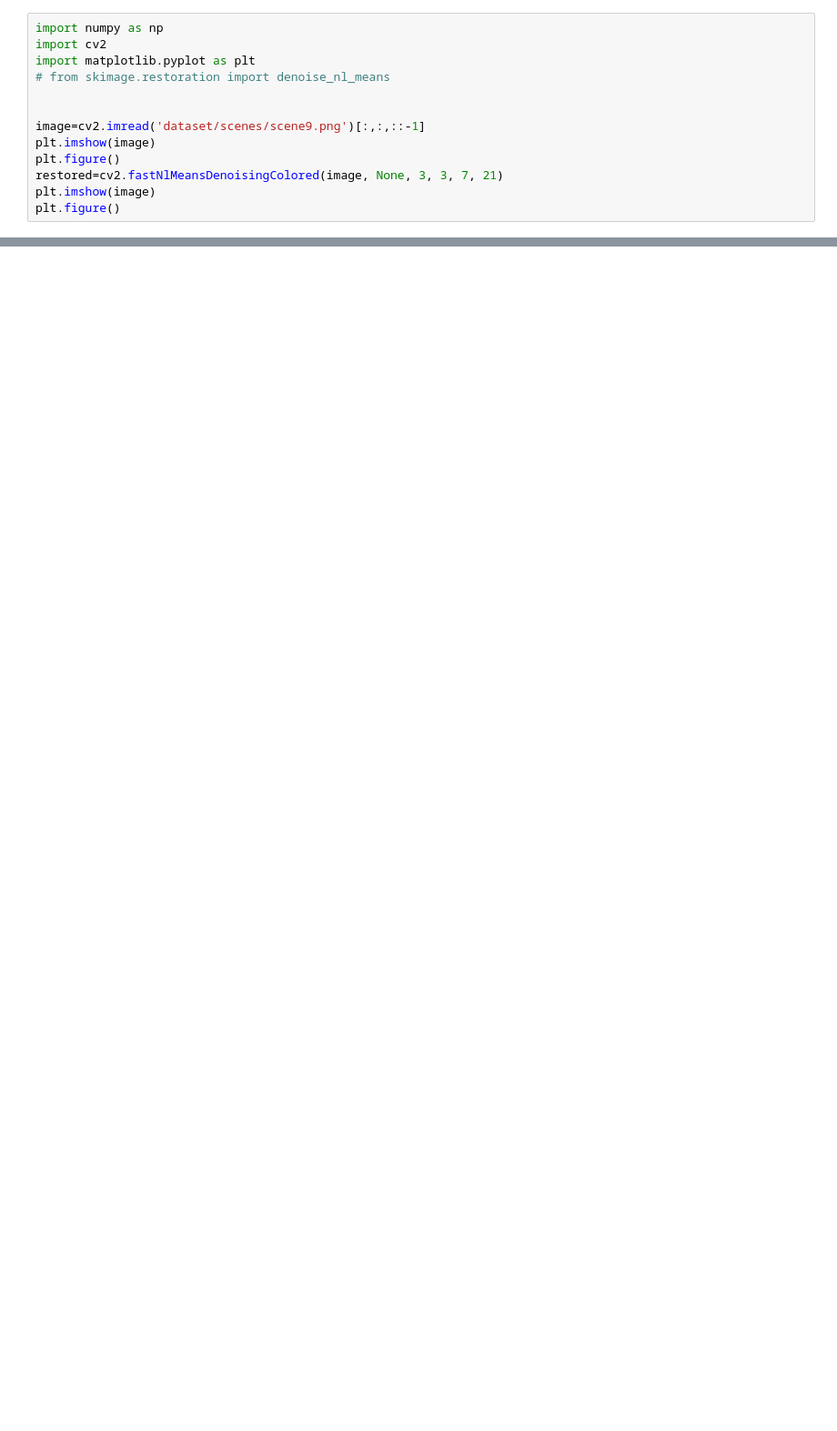
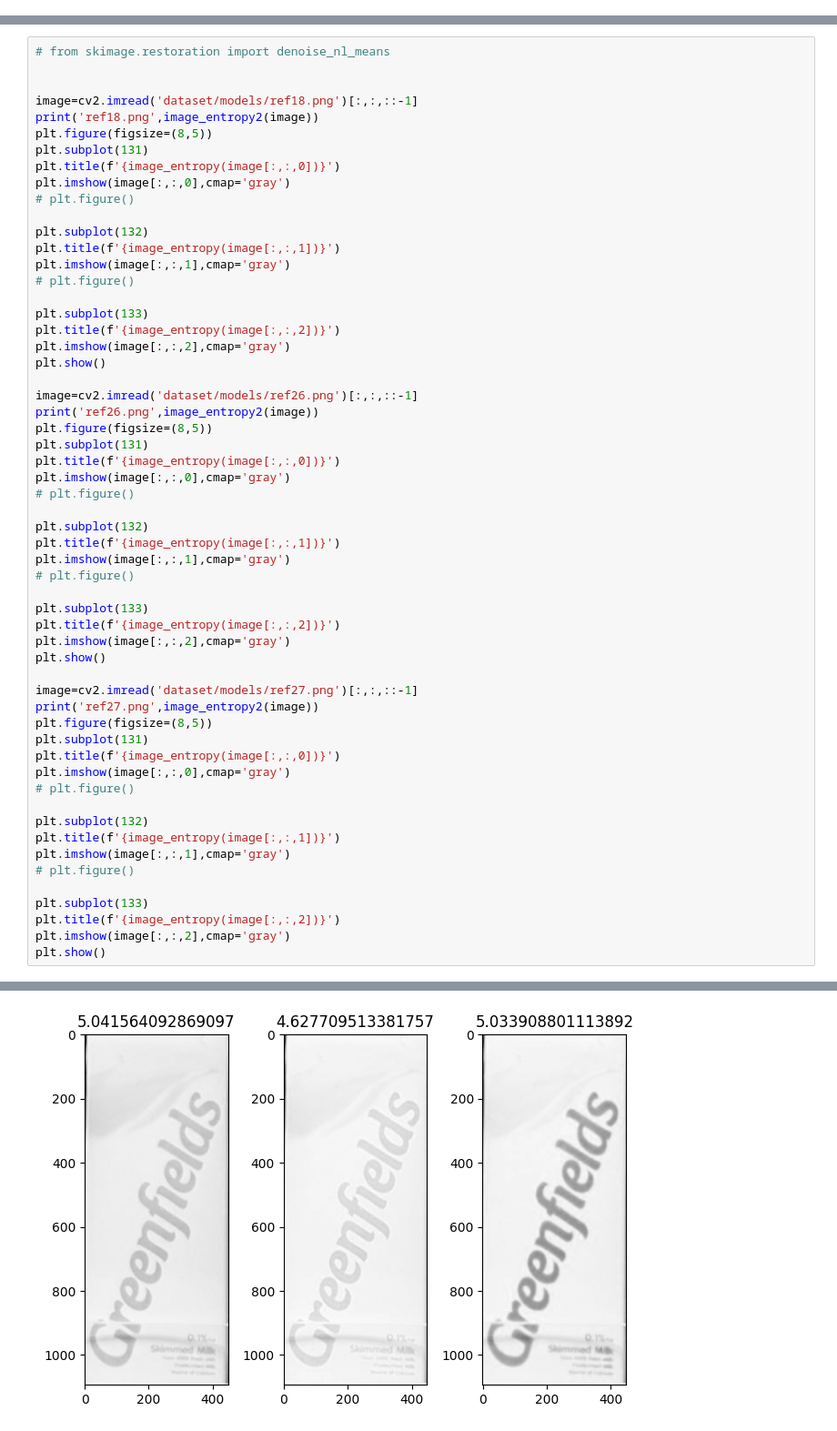
Before and after one commit to davidesonno/multiple-products-recognition, a Jupyter notebook: assignments/content/tests.ipynb, the cells around one changed output, grey strips where cells are left out. Shown at 91% size. Saved outputs shown, nothing was run; the diff lists cells and outputs as text; blank space fills up the shorter version.

```diff
--- a/assignments/content/tests.ipynb
+++ b/assignments/content/tests.ipynb
@@ -86,13 +0,0 @@ plt.scatter(points[0],points[1],c=colors)
-# %%
-import numpy as np
-import cv2
-import matplotlib.pyplot as plt
-# from skimage.restoration import denoise_nl_means
-
-
-image=cv2.imread('dataset/scenes/scene9.png')[:,:,::-1]
-plt.imshow(image)
-plt.figure()
-restored=cv2.fastNlMeansDenoisingColored(image, None, 3, 3, 7, 21)
-plt.imshow(image)
-plt.figure()
@@ -109,0 +35,58 @@ print(a)
+# %%
+# from skimage.restoration import denoise_nl_means
+
+
+image=cv2.imread('dataset/models/ref18.png')[:,:,::-1]
+print('ref18.png',image_entropy2(image))
+plt.figure(figsize=(8,5))
+plt.subplot(131)
+plt.title(f'{image_entropy(image[:,:,0])}')
+plt.imshow(image[:,:,0],cmap='gray')
+# plt.figure()
+
+plt.subplot(132)
+plt.title(f'{image_entropy(image[:,:,1])}')
+plt.imshow(image[:,:,1],cmap='gray')
+# plt.figure()
+
+plt.subplot(133)
+plt.title(f'{image_entropy(image[:,:,2])}')
+plt.imshow(image[:,:,2],cmap='gray')
+plt.show()
+
+image=cv2.imread('dataset/models/ref26.png')[:,:,::-1]
+print('ref26.png',image_entropy2(image))
+plt.figure(figsize=(8,5))
+plt.subplot(131)
+plt.title(f'{image_entropy(image[:,:,0])}')
+plt.imshow(image[:,:,0],cmap='gray')
+# plt.figure()
+
+plt.subplot(132)
+plt.title(f'{image_entropy(image[:,:,1])}')
+plt.imshow(image[:,:,1],cmap='gray')
+# plt.figure()
+
+plt.subplot(133)
+plt.title(f'{image_entropy(image[:,:,2])}')
+plt.imshow(image[:,:,2],cmap='gray')
+plt.show()
+
+image=cv2.imread('dataset/models/ref27.png')[:,:,::-1]
+print('ref27.png',image_entropy2(image))
+plt.figure(figsize=(8,5))
+plt.subplot(131)
+plt.title(f'{image_entropy(image[:,:,0])}')
+plt.imshow(image[:,:,0],cmap='gray')
+# plt.figure()
+
+plt.subplot(132)
+plt.title(f'{image_entropy(image[:,:,1])}')
+plt.imshow(image[:,:,1],cmap='gray')
+# plt.figure()
+
+plt.subplot(133)
+plt.title(f'{image_entropy(image[:,:,2])}')
+plt.imshow(image[:,:,2],cmap='gray')
+plt.show()
+# %% [output]
@@ -109,0 +94 @@ print(a)
+[figure, added]
```
Also changed, not shown: parts of 8 cells of this notebook.
